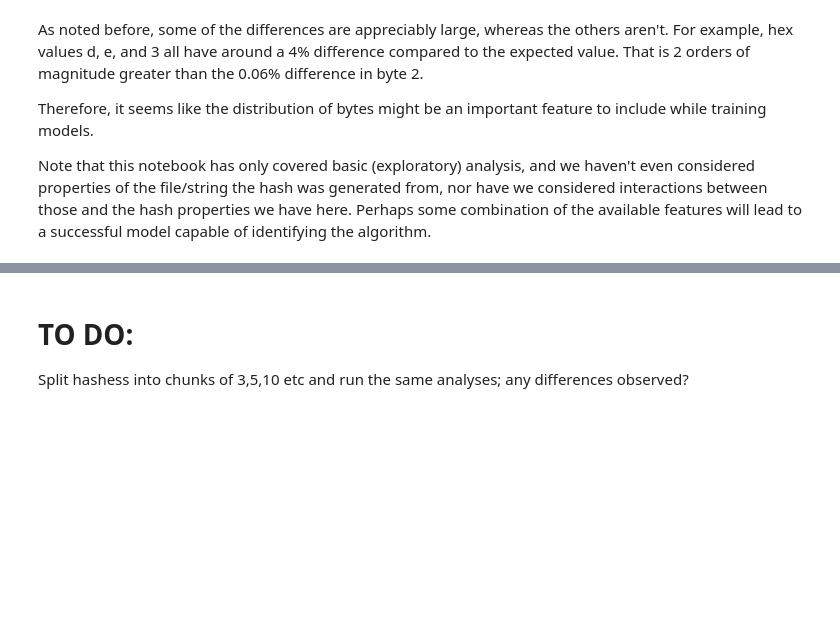
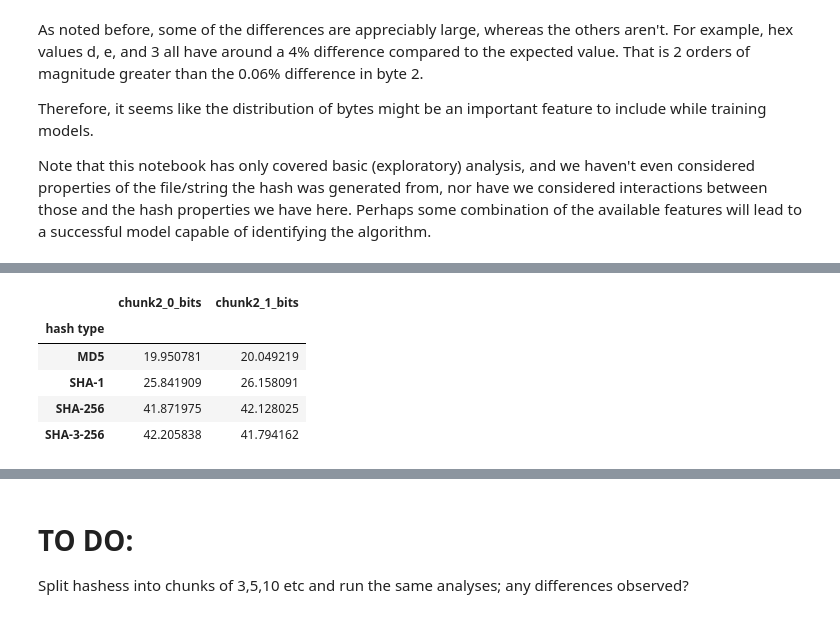
Before and after one commit to John-Blodgett/CSC466-Project, a Jupyter notebook: Exploratory_Analysis.ipynb, the cells around one changed output, grey strips where cells are left out. Cells and saved outputs as stored; diff of their text form; code cells hidden in the pictures; blank space fills up the shorter version.

```diff
--- a/Exploratory_Analysis.ipynb
+++ b/Exploratory_Analysis.ipynb
@@ -219,0 +298,9 @@ Note that this notebook has only covered basic (exploratory) analysis, and we ha
+# %%
+df_chunk.groupby('hash type').mean()[['chunk2_0_bits', 'chunk2_1_bits']]
+# %% [output]
+|  | chunk2_0_bits | chunk2_1_bits |
+| hash type |  |  |
+| MD5 | 19.950781 | 20.049219 |
+| SHA-1 | 25.841909 | 26.158091 |
+| SHA-256 | 41.871975 | 42.128025 |
+| SHA-3-256 | 42.205838 | 41.794162 |
```
Also changed, not shown: parts of 5 cells of this notebook.
